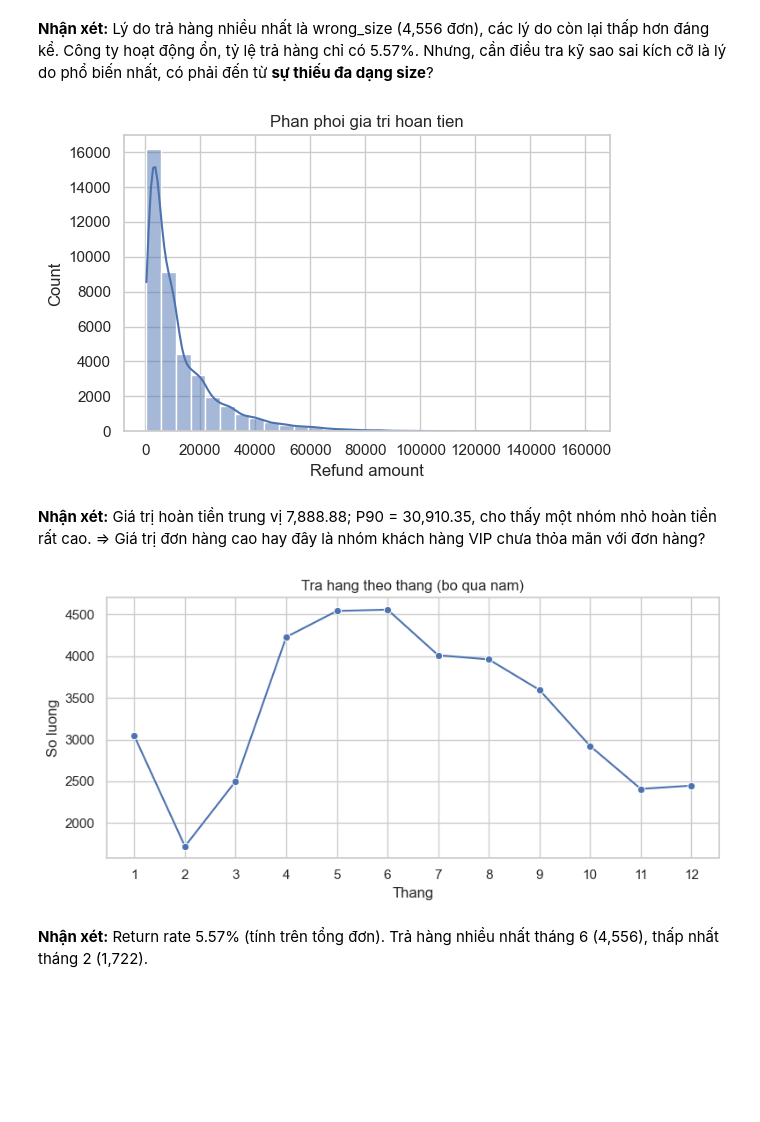
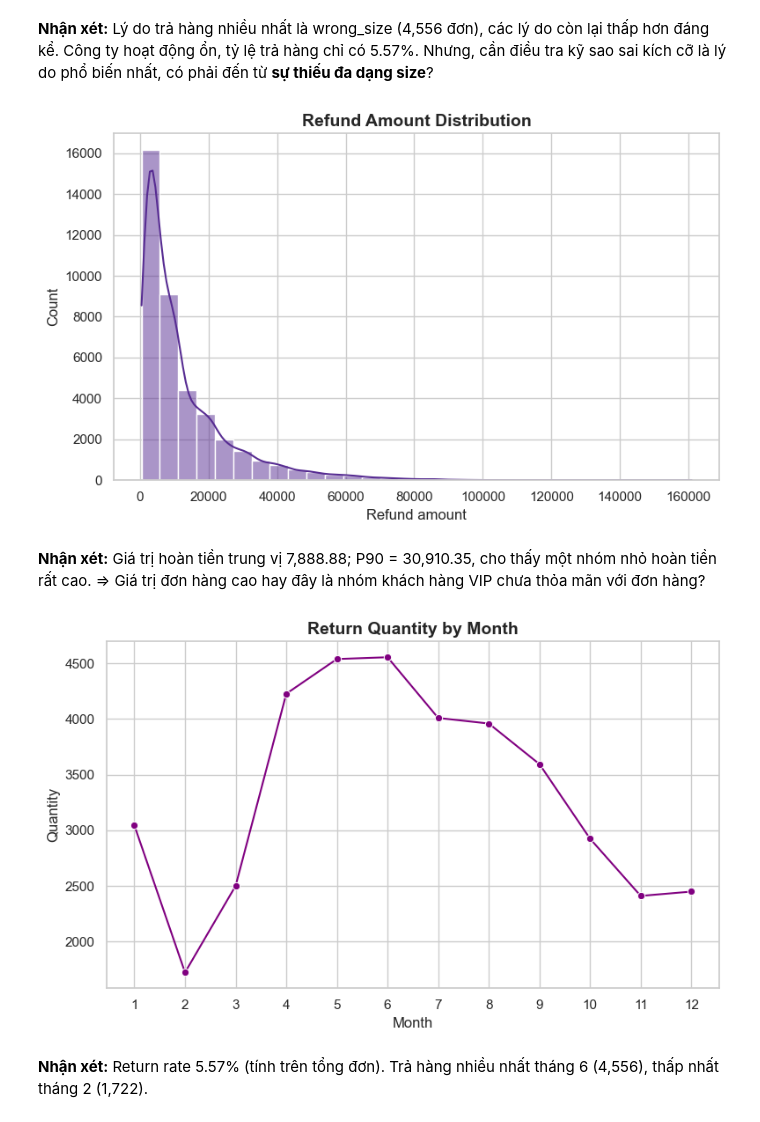
Before and after one commit to huydt11502/revenue_forecast_ecommerce, a Jupyter notebook: notebooks/04_eda_operations.ipynb, the cells around one changed output. Saved outputs shown, nothing was run; the diff lists cells and outputs as text; code cells hidden in the pictures; blank space fills up the shorter version.

```diff
--- a/notebooks/04_eda_operations.ipynb
+++ b/notebooks/04_eda_operations.ipynb
@@ -20,7 +20,7 @@ from src.data_loader import load_processed
 from pathlib import Path
 
 FIG_DIR = Path('../outputs/figures/eda')
-sns.set_theme(style='whitegrid')
+sns.set_theme(style='whitegrid', palette='Purples_r')
 %matplotlib inline
 # %%
 shipments = load_processed('shipments_clean.csv')
@@ -438,29 +150,29 @@ Return rate: 5.57%
 **Nhận xét:** Lý do trả hàng nhiều nhất là wrong_size (4,556 đơn), các lý do còn lại thấp hơn đáng kể. Công ty hoạt động ổn, tỷ lệ trả hàng chỉ có 5.57%. Nhưng, cần điều tra kỹ sao sai kích cỡ là lý do phổ biến nhất, có phải đến từ **sự thiếu đa dạng size**?
 # %%
 # 2) Gia tri hoan tien
-plt.figure(figsize=(6, 4))
-sns.histplot(ret['refund_amount'], bins=30, kde=True)
-plt.title('Phan phoi gia tri hoan tien')
+plt.figure(figsize=(8, 5))
+sns.histplot(ret['refund_amount'], bins=30, kde=True, palette='Purples')
+plt.title('Refund Amount Distribution', fontsize=14, weight='bold')
 plt.xlabel('Refund amount')
 plt.tight_layout()
 plt.show()
 # %% [output]
-[figure, old version]
+[figure, new version]
 # %% [markdown]
 **Nhận xét:** Giá trị hoàn tiền trung vị 7,888.88; P90 = 30,910.35, cho thấy một nhóm nhỏ hoàn tiền rất cao. => Giá trị đơn hàng cao hay đây là nhóm khách hàng VIP chưa thỏa mãn với đơn hàng?
 # %%
 # 3) Tra hang theo thang (bo qua nam)
 ret_month = ret['return_date'].dt.month.value_counts().sort_index()
 month_labels = [str(m) for m in ret_month.index]
-plt.figure(figsize=(8, 4))
-sns.lineplot(x=month_labels, y=ret_month.values, marker='o')
-plt.title('Tra hang theo thang (bo qua nam)')
-plt.xlabel('Thang')
-plt.ylabel('So luong')
+plt.figure(figsize=(8, 5))
+sns.lineplot(x=month_labels, y=ret_month.values, marker='o', color='purple')
+plt.title('Return Quantity by Month', fontsize=14, weight='bold')
+plt.xlabel('Month')
+plt.ylabel('Quantity')
 plt.tight_layout()
 plt.show()
 # %% [output]
-[figure, old version]
+[figure, new version]
 # %% [markdown]
 **Nhận xét:** Return rate 5.57% (tính trên tổng đơn). Trả hàng nhiều nhất tháng 6 (4,556), thấp nhất tháng 2 (1,722).
 # %% [markdown]
```
Also changed, not shown: parts of 26 cells of this notebook, 1 other file.
